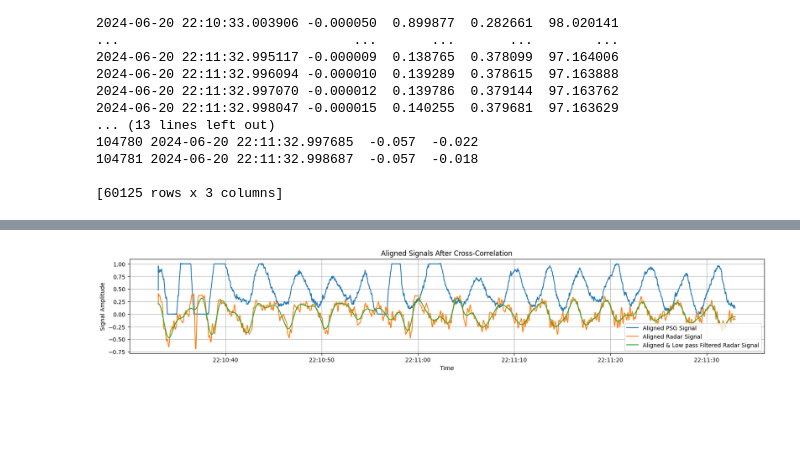
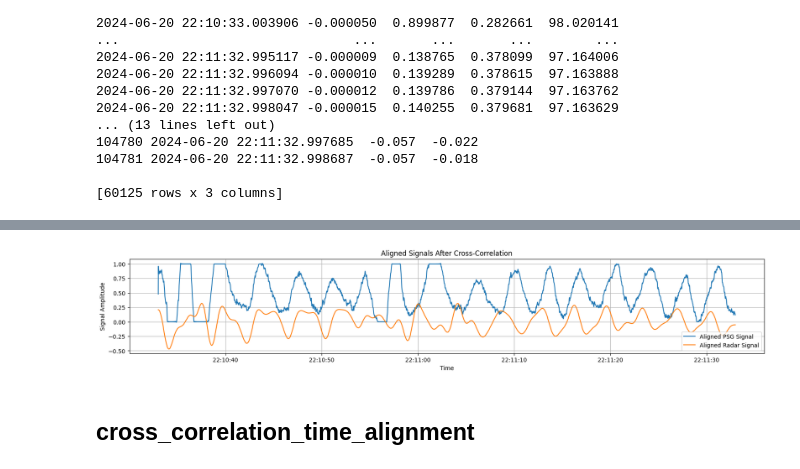
Before and after one commit to w-zzzz/SleepLab, a Jupyter notebook: event_loader_sleep.ipynb, the cells around one changed output, grey strips where cells are left out. Cells and saved outputs as stored; diff of their text form; code cells hidden in the pictures; blank space fills up the shorter version.

```diff
--- a/event_loader_sleep.ipynb
+++ b/event_loader_sleep.ipynb
@@ -1696,10 +1722,7 @@ def lowpass_filter(fs, sig, highcut, order=4):
     filtered_signal = signal.filtfilt(b, a, sig)
     return filtered_signal
 
-temp = lowpass_filter(radar_sample_rate, radar_resampled['processed_signal'], 10, order=4)
-
-df_temp = radar_resampled.copy()
-df_temp['processed_signal'] = temp
+radar_resampled['processed_signal'] = lowpass_filter(radar_sample_rate, radar_resampled['processed_signal'], 10, order=4)
 # %%
 # Create a figure and three subplots vertically
 fig, axs = plt.subplots(5, 1, figsize=(20, 10))
@@ -1789,33 +1812,32 @@ print(radar_resampled)
 
 [4009 rows x 1 columns]
 # %%
-temp2 = psg_resampled.drop(columns=['ECG', 'Abdo', 'SpO2'])
-temp3 = radar_resampled
-
 # Define a common time grid (using the minimum and maximum timestamps)
 common_time_index = pd.date_range(
-    start=max(temp2.index.min(), temp3.index.min()),
-    end=min(temp2.index.max(), temp3.index.max()),
+    start=max(psg_resampled.index.min(), radar_resampled.index.min()),
+    end=min(psg_resampled.index.max(), radar_resampled.index.max()),
     freq='15.625ms'  # Adjust frequency as necessary, here it matches 64Hz
 )
 
 # Reindex and interpolate both dataframes to this common time grid
-psg_aligned = temp2.reindex(common_time_index, method='nearest')
-radar_aligned = temp3.reindex(common_time_index, method='nearest')
+psg_aligned = psg_resampled.reindex(common_time_index, method='nearest')
+radar_aligned = radar_resampled.reindex(common_time_index, method='nearest')
 
 # Now psg_aligned and radar_aligned have the same time index and can be compared
 # %%
 # Plot the aligned signals
 plt.figure(figsize=(20, 3))
-plt.plot(psg_aligned, label='Aligned PSG Signal')
+plt.plot(psg_aligned['Thor'], label='Aligned PSG Signal')
 plt.plot(radar_aligned, label='Aligned Radar Signal')
-plt.plot(df_temp, label='Aligned & Low pass Filtered Radar Signal')
+# plt.plot(radar_resampled, label='Aligned & Low pass Filtered Radar Signal')
 plt.xlabel('Time')
 plt.ylabel('Signal Amplitude')
 plt.title('Aligned Signals After Cross-Correlation')
 plt.legend()
 plt.grid(True)
 plt.show()
 # %% [output]
-[figure, old version]
+[figure, new version]
+# %% [markdown]
+## cross_correlation_time_alignment
 # %%
```
Also changed, not shown: parts of 9 cells of this notebook, 2 other files.
